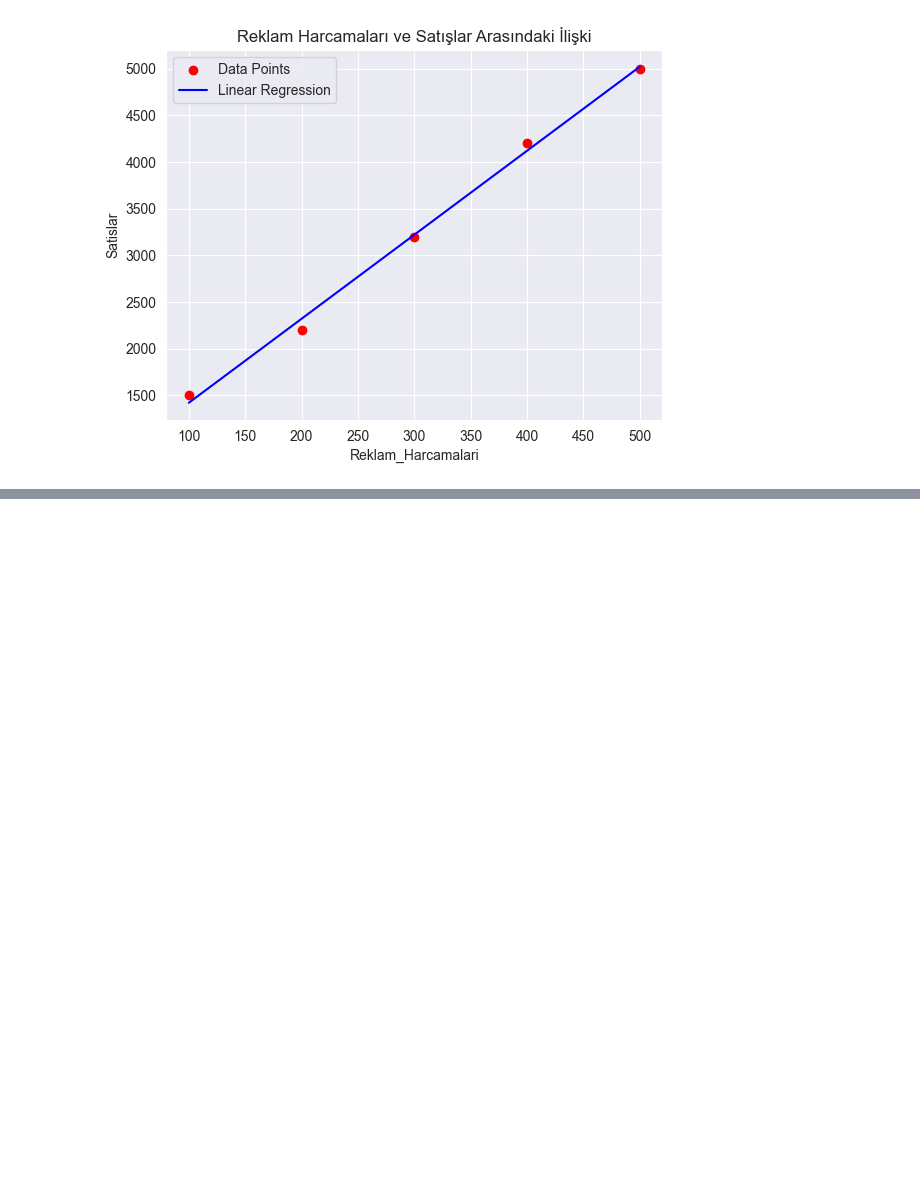
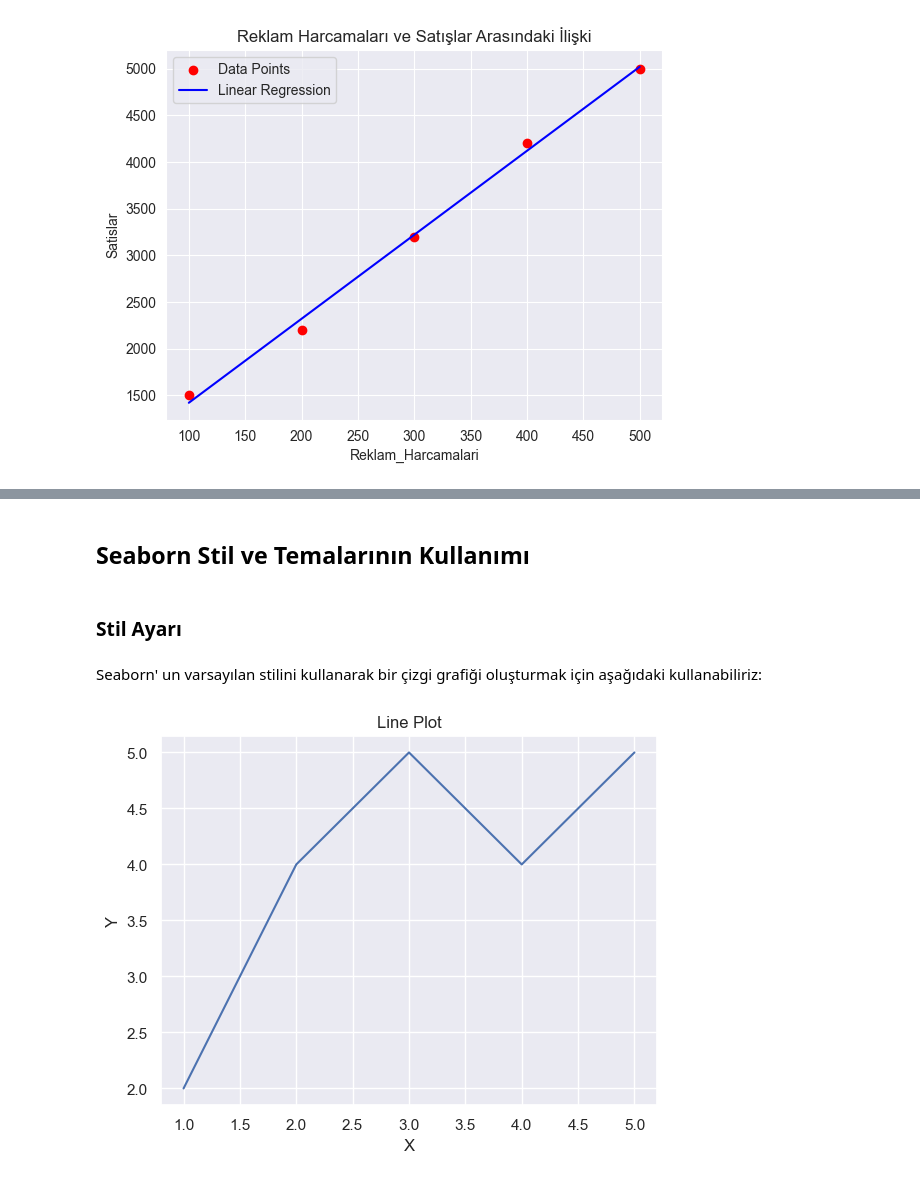
Before and after one commit to suleymangzy/Fundamentals-of-AI, a Jupyter notebook: DataVisualization/DataVisualization.ipynb, the cells around one changed output, grey strips where cells are left out. Cells and saved outputs as stored; diff of their text form; code cells hidden in the pictures; blank space fills up the shorter version.

Commit message:
Veri gorsellestirme klasörunde ilerleniyor.

```diff
--- a/DataVisualization/DataVisualization.ipynb
+++ b/DataVisualization/DataVisualization.ipynb
@@ -106,0 +109,23 @@ plt.show()
+# %% [markdown]
+## Seaborn Stil ve Temalarının Kullanımı
+# %% [markdown]
+### Stil Ayarı
+# %% [markdown]
+Seaborn' un varsayılan stilini kullanarak bir çizgi grafiği oluşturmak için aşağıdaki kullanabiliriz:
+# %%
+veri = {'X': [1, 2, 3, 4, 5],
+        'Y': [2, 4, 5, 4, 5]}
+
+df = pd.DataFrame(veri)
+
+sns.set()
+
+sns.lineplot(data=df, x='X', y='Y')
+
+plt.xlabel('X')
+plt.ylabel('Y')
+plt.title('Line Plot')
+
+plt.show()
+# %% [output]
+[figure, added]
```
Also changed, not shown: parts of 8 cells of this notebook.
